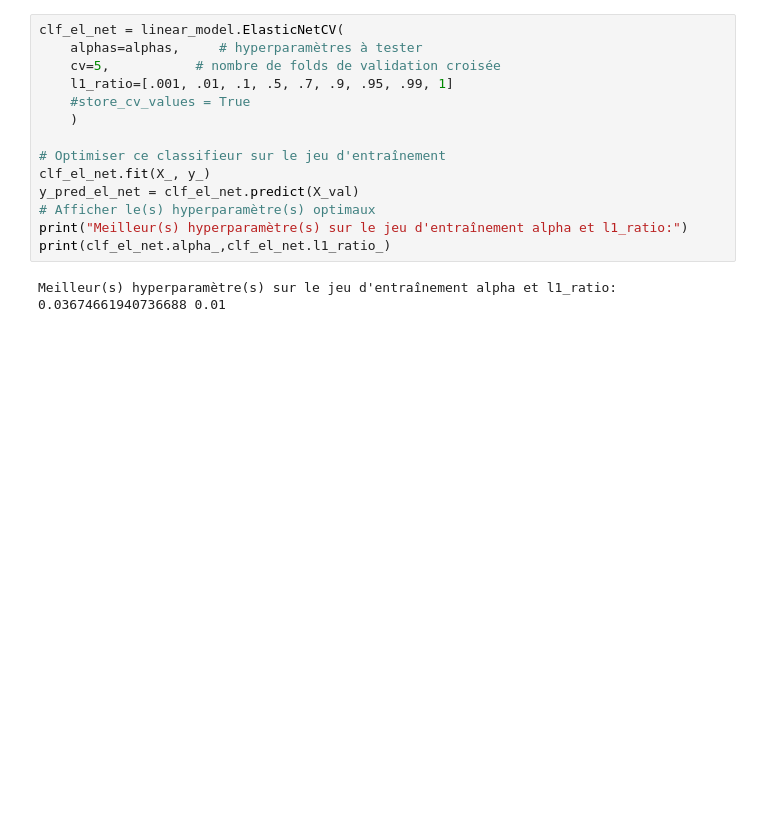
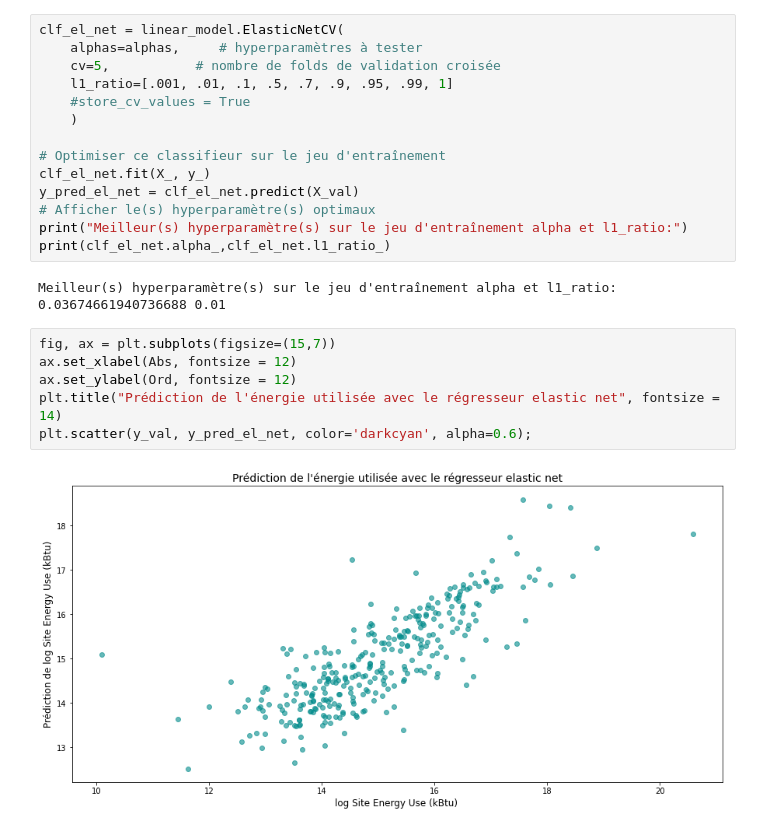
Before and after one commit to ThomasFavrel/OC-P4, a Jupyter notebook: Untitled.ipynb, the cells around one changed output. Drawn from its saved outputs; the diff is of its cells as text; blank space fills up the shorter version.

```diff
--- a/Untitled.ipynb
+++ b/Untitled.ipynb
@@ -444,3 +493,11 @@ print(clf_el_net.alpha_,clf_el_net.l1_ratio_)
 # %% [output]
 Meilleur(s) hyperparamètre(s) sur le jeu d'entraînement alpha et l1_ratio:
 0.03674661940736688 0.01
+# %%
+fig, ax = plt.subplots(figsize=(15,7))
+ax.set_xlabel(Abs, fontsize = 12)
+ax.set_ylabel(Ord, fontsize = 12)
+plt.title("Prédiction de l'énergie utilisée avec le régresseur elastic net", fontsize = 14)
+plt.scatter(y_val, y_pred_el_net, color='darkcyan', alpha=0.6);
+# %% [output]
+[figure, added]
```
Also changed, not shown: parts of 6 cells of this notebook, 2 other files.
